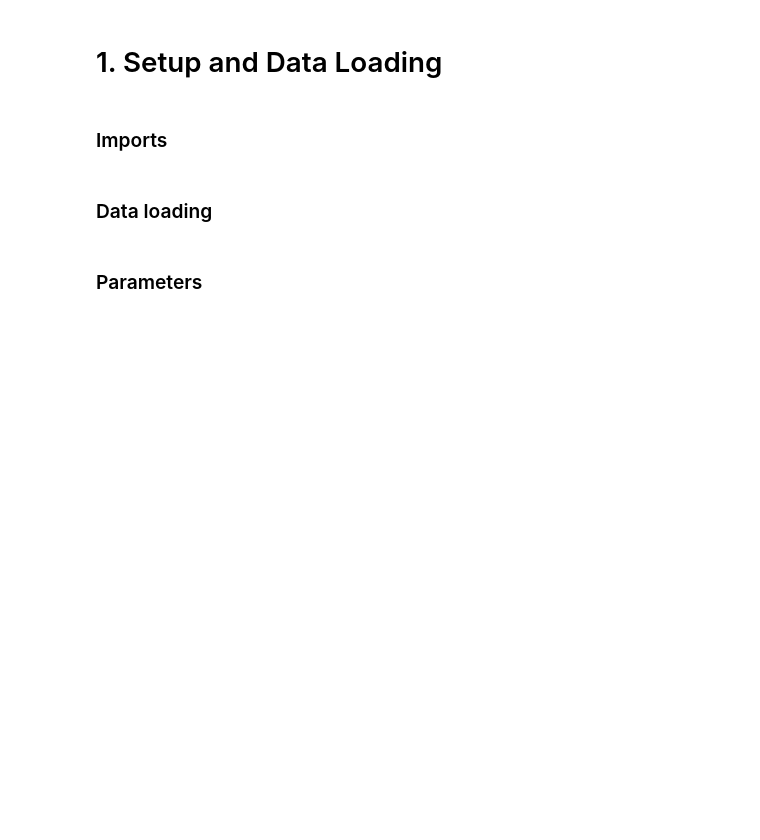
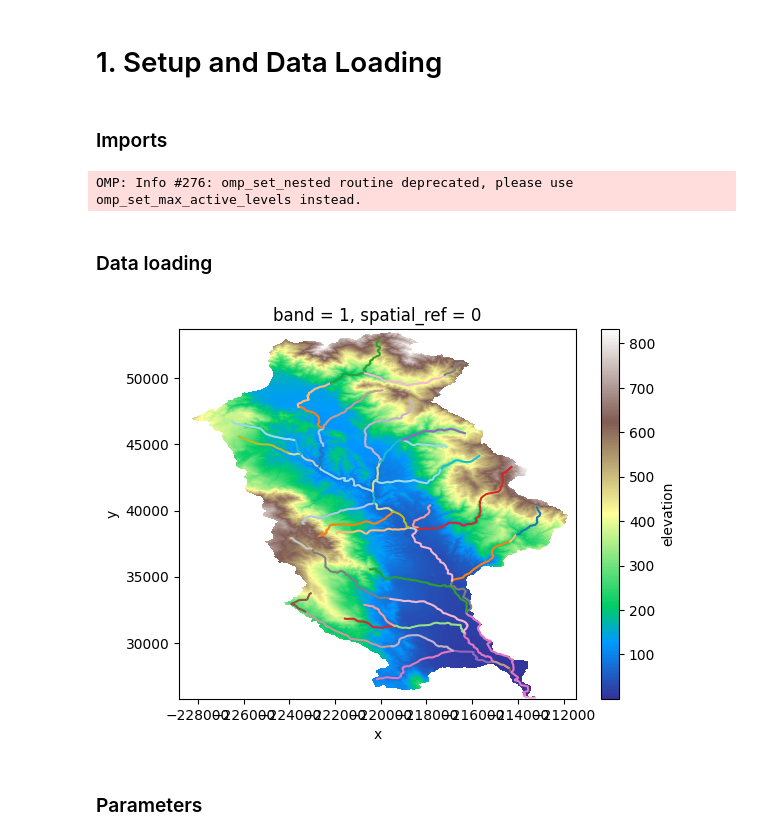
Before and after one commit to avkoehl/valleyx, a Jupyter notebook: examples/valley_extraction.ipynb, the cells around one changed output. Drawn from its saved outputs; the diff is of its cells as text; code cells hidden in the pictures; blank space fills up the shorter version.

```diff
--- a/examples/valley_extraction.ipynb
+++ b/examples/valley_extraction.ipynb
@@ -5,7 +5,32 @@
 # 1. Setup and Data Loading
 # %% [markdown]
 ### Imports
+# %%
+from loguru import logger
+import matplotlib.pyplot as plt
+
+from valleyx import delineate_reaches
+from valleyx import flow_analysis
+from valleyx import label_floors
+from valleyx import detect_wallpoints
+from valleyx import ValleyConfig
+from valleyx import setup_wbt
+from valleyx import load_input
+from valleyx import extract_valleys
+
+logger.disable("valleyx")
+# %% [output]
+OMP: Info #276: omp_set_nested routine deprecated, please use omp_set_max_active_levels instead.
 # %% [markdown]
 ### Data loading
+# %%
+dem, nhd_flowlines = load_input("./sample_data/1805000203-dem.tif", "./sample_data/1805000203-flowlines.shp")
+# %%
+fig, ax = plt.subplots()
+dem.plot(ax=ax, cmap='terrain')
+for _,flow in nhd_flowlines.iterrows():
+    ax.plot(*flow.geometry.xy, color=plt.cm.tab20(flow['OBJECTID'] % 20))
+# %% [output]
+[figure, added]
 # %% [markdown]
 ### Parameters
```
Also changed, not shown: parts of 23 cells of this notebook, 6 other files.
